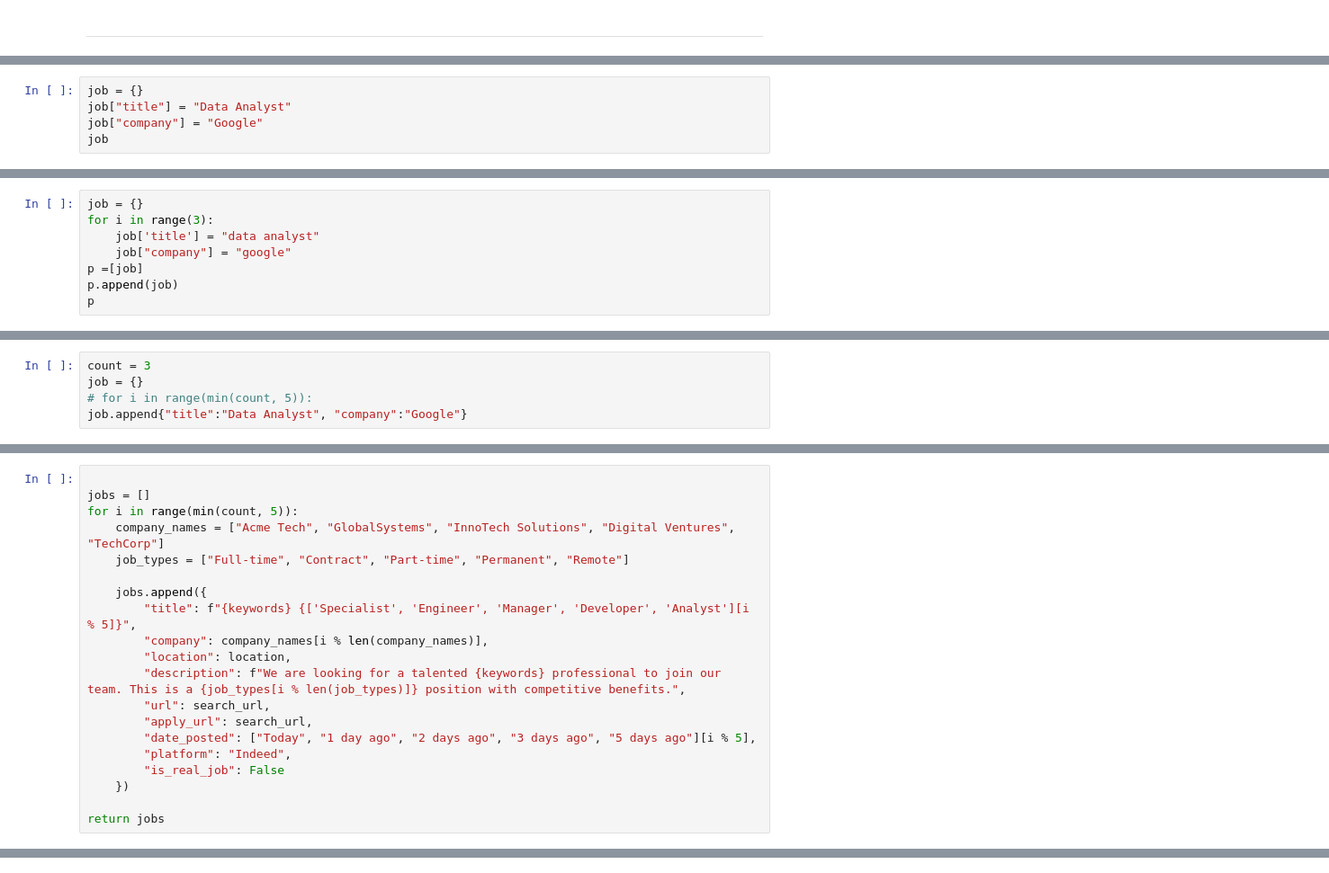
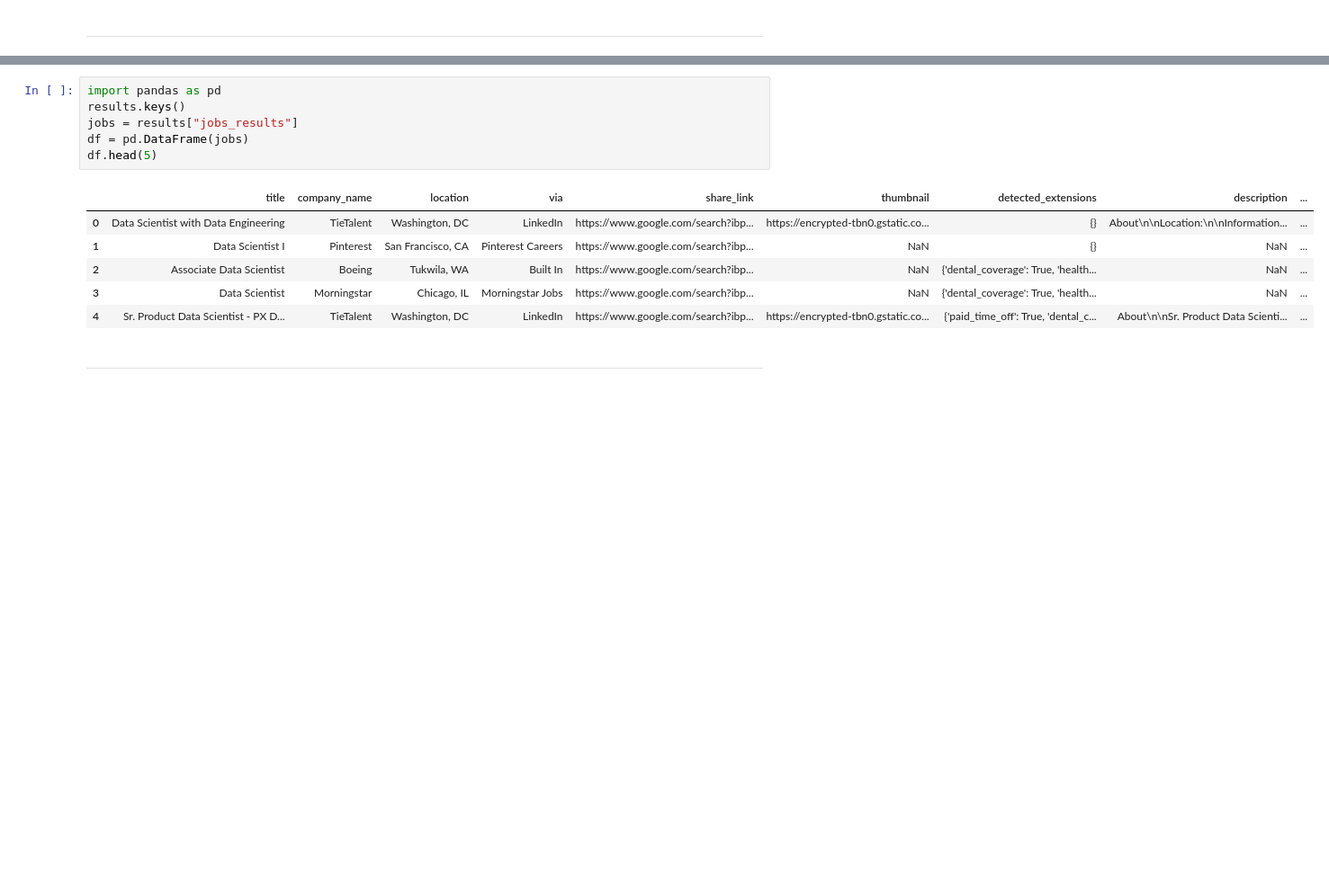
Before and after one commit to AbdullahTheScientist/AI-POWERED-JOB-SEARCH, a Jupyter notebook: research/trials.ipynb, the cells around one changed output, grey strips where cells are left out. Shown at 90% size. Cells and saved outputs as stored; diff of their text form; blank space fills up the shorter version.

Commit message:
updated search

```diff
--- a/research/trials.ipynb
+++ b/research/trials.ipynb
@@ -115,5 +164,0 @@ print(0%5)
-# %%
-job = {}
-job["title"] = "Data Analyst"
-job["company"] = "Google"
-job
@@ -122,8 +164,0 @@ job
-# %%
-job = {}
-for i in range(3):
-    job['title'] = "data analyst"
-    job["company"] = "google"
-p =[job]
-p.append(job)
-p
@@ -133,5 +164,0 @@ p
-# %%
-count = 3
-job = {}
-# for i in range(min(count, 5)):
-job.append{"title":"Data Analyst", "company":"Google"}
@@ -172,20 +164,0 @@ list
-# %%
-
-jobs = []
-for i in range(min(count, 5)):
-    company_names = ["Acme Tech", "GlobalSystems", "InnoTech Solutions", "Digital Ventures", "TechCorp"]
-    job_types = ["Full-time", "Contract", "Part-time", "Permanent", "Remote"]
-
-    jobs.append({
-        "title": f"{keywords} {['Specialist', 'Engineer', 'Manager', 'Developer', 'Analyst'][i % 5]}",
-        "company": company_names[i % len(company_names)],
-        "location": location,
-        "description": f"We are looking for a talented {keywords} professional to join our team. This is a {job_types[i % len(job_types)]} position with competitive benefits.",
-        "url": search_url,
-        "apply_url": search_url,
-        "date_posted": ["Today", "1 day ago", "2 days ago", "3 days ago", "5 days ago"][i % 5],
-        "platform": "Indeed",
-        "is_real_job": False
-    })
-
-return jobs
@@ -191,0 +515,15 @@ return jobs
+# %%
+import pandas as pd
+results.keys()
+jobs = results["jobs_results"]
+df = pd.DataFrame(jobs)
+df.head(5)
+# %% [output]
+|  | title | company_name | location | via | share_link | thumbnail | detected_extensions | description | ... |
+| 0 | Data Scientist with Data Engineering | TieTalent | Washington, DC | LinkedIn | https://www.google.com/search?ibp... | https://encrypted-tbn0.gstatic.co... | {} | About\n\nLocation:\n\nInformation... | ... |
+| 1 | Data Scientist I | Pinterest | San Francisco, CA | Pinterest Careers | https://www.google.com/search?ibp... | NaN | {} | NaN | ... |
+| 2 | Associate Data Scientist | Boeing | Tukwila, WA | Built In | https://www.google.com/search?ibp... | NaN | {'dental_coverage': True, 'health... | NaN | ... |
+| 3 | Data Scientist | Morningstar | Chicago, IL | Morningstar Jobs | https://www.google.com/search?ibp... | NaN | {'dental_coverage': True, 'health... | NaN | ... |
+| 4 | Sr. Product Data Scientist - PX D... | TieTalent | Washington, DC | LinkedIn | https://www.google.com/search?ibp... | https://encrypted-tbn0.gstatic.co... | {'paid_time_off': True, 'dental_c... | About\n\nSr. Product Data Scienti... | ... |
+# %% [markdown]
+----------
```
Also changed, not shown: parts of 43 cells of this notebook, 6 other files.
